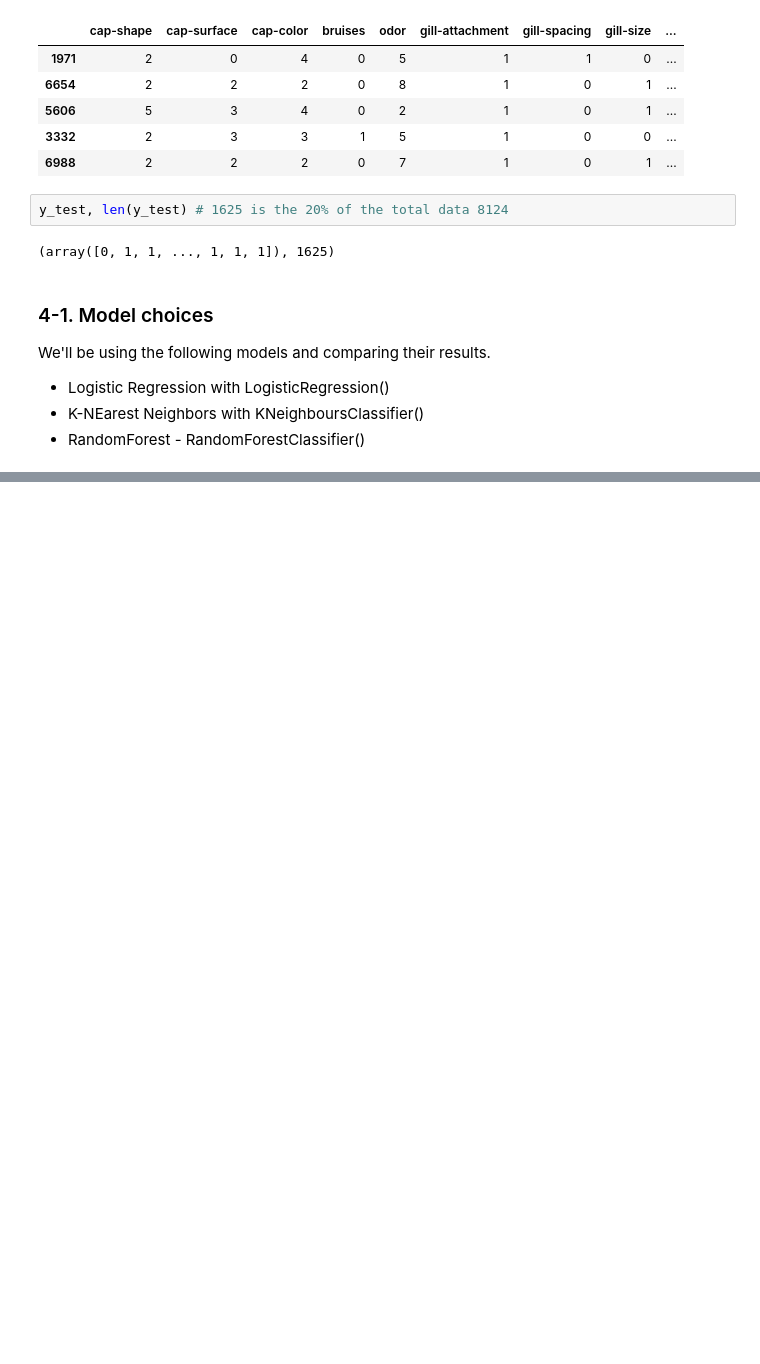
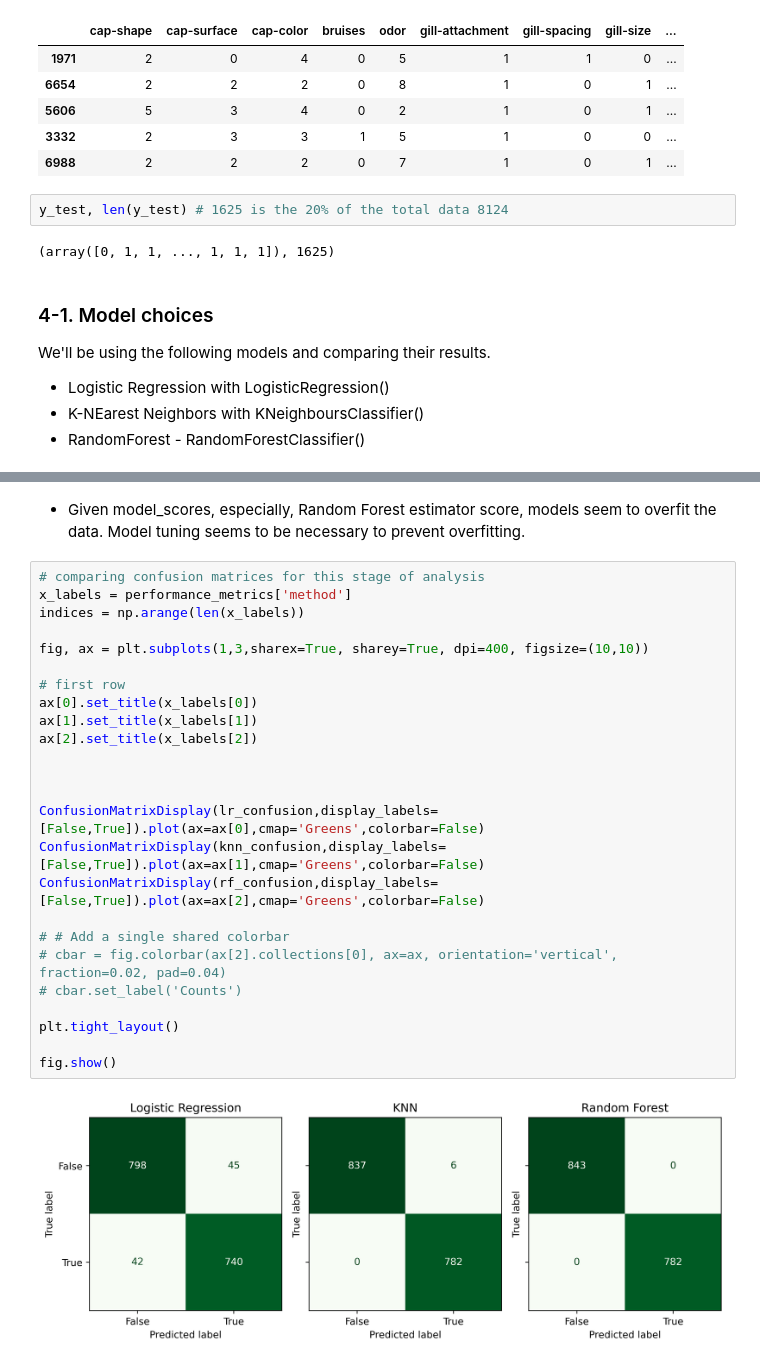
Before and after one commit to mjhihi/project4_team1, a Jupyter notebook: mushrooms.ipynb, the cells around one changed output, grey strips where cells are left out. Saved outputs shown, nothing was run; the diff lists cells and outputs as text; blank space fills up the shorter version.

```diff
--- a/mushrooms.ipynb
+++ b/mushrooms.ipynb
@@ -437,0 +499,29 @@ model_scores
+# %% [markdown]
+- Given model_scores, especially, Random Forest estimator score, models seem to overfit the data. Model tuning seems to be necessary to prevent overfitting.
+# %%
+# comparing confusion matrices for this stage of analysis
+x_labels = performance_metrics['method']
+indices = np.arange(len(x_labels))
+
+fig, ax = plt.subplots(1,3,sharex=True, sharey=True, dpi=400, figsize=(10,10))
+
+# first row
+ax[0].set_title(x_labels[0])
+ax[1].set_title(x_labels[1])
+ax[2].set_title(x_labels[2])
+
+
+
+ConfusionMatrixDisplay(lr_confusion,display_labels=[False,True]).plot(ax=ax[0],cmap='Greens',colorbar=False)
+ConfusionMatrixDisplay(knn_confusion,display_labels=[False,True]).plot(ax=ax[1],cmap='Greens',colorbar=False)
+ConfusionMatrixDisplay(rf_confusion,display_labels=[False,True]).plot(ax=ax[2],cmap='Greens',colorbar=False)
+
+# # Add a single shared colorbar
+# cbar = fig.colorbar(ax[2].collections[0], ax=ax, orientation='vertical', fraction=0.02, pad=0.04)
+# cbar.set_label('Counts')
+
+plt.tight_layout()
+
+fig.show()
+# %% [output]
+[figure, added]
```
Also changed, not shown: parts of 22 cells of this notebook.
